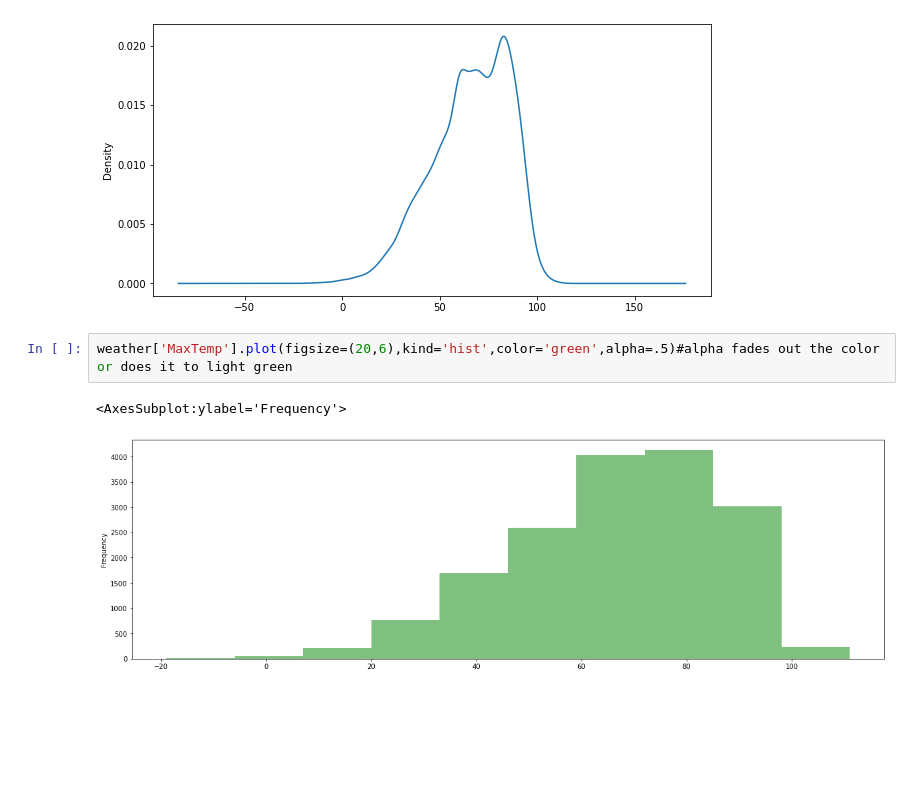
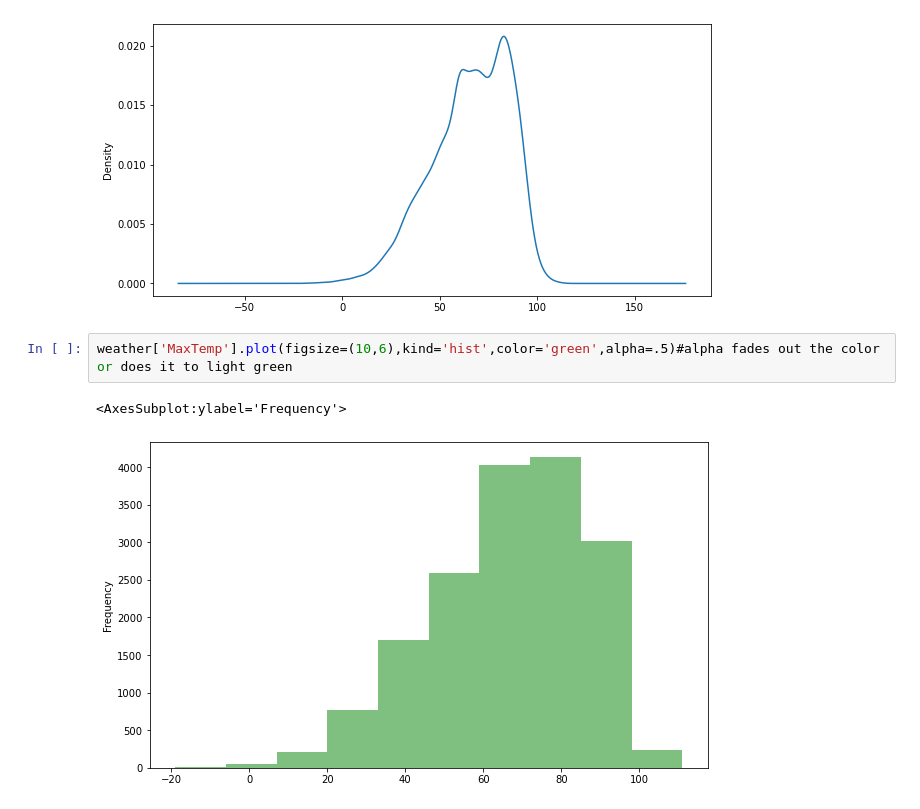
Before and after one commit to shubhi021/python-data-science, a Jupyter notebook: data science/data_analysis1.ipynb, the cells around one changed output. Saved outputs shown, nothing was run; the diff lists cells and outputs as text; blank space fills up the shorter version.

```diff
--- a/data science/data_analysis1.ipynb
+++ b/data science/data_analysis1.ipynb
@@ -331,8 +331,8 @@ weather['MaxTemp'].plot(figsize=(10,5),kind='kde')
 <AxesSubplot:ylabel='Density'>
 [figure]
 # %%
-weather['MaxTemp'].plot(figsize=(20,6),kind='hist',color='green',alpha=.5)#alpha fades out the color or does it to light green
+weather['MaxTemp'].plot(figsize=(10,6),kind='hist',color='green',alpha=.5)#alpha fades out the color or does it to light green
 # %% [output]
 <AxesSubplot:ylabel='Frequency'>
-[figure, old version]
+[figure, new version]
 # %%
```
Also changed, not shown: parts of 3 cells of this notebook.
